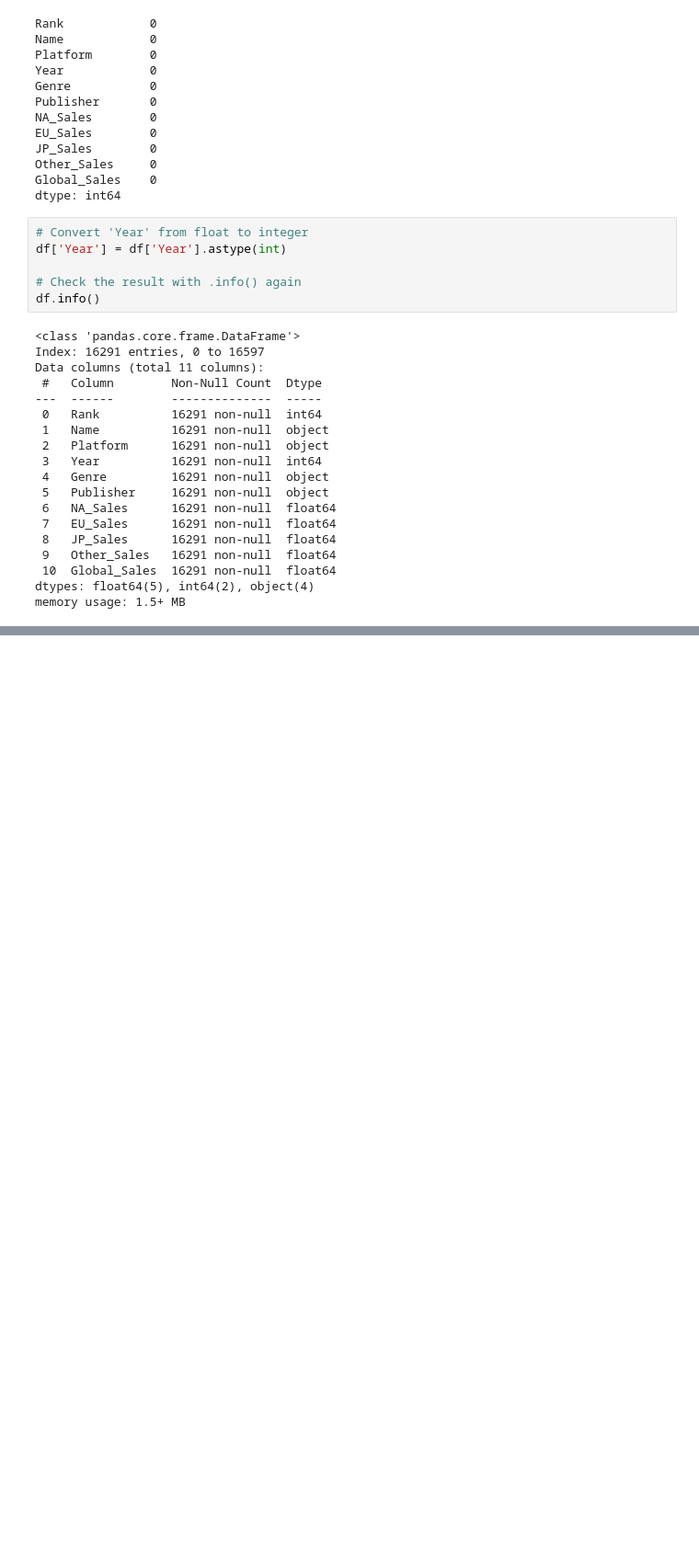
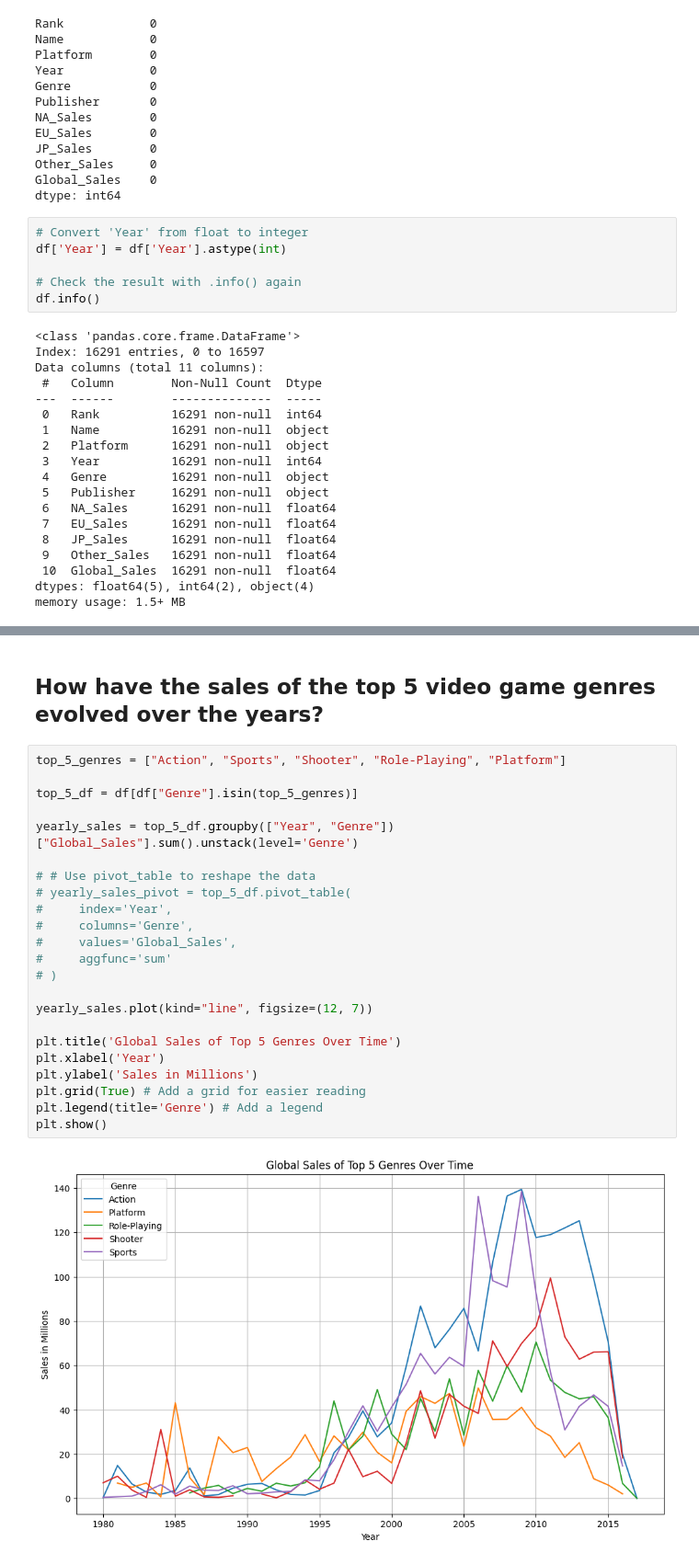
Before and after one commit to OppaiJaeger/video-game-sales-analysis, a Jupyter notebook: notebooks/01-EDA.ipynb, the cells around one changed output, grey strips where cells are left out. Shown: that part at 92% size. Cells and saved outputs as stored; diff of their text form; blank space fills up the shorter version.

```diff
--- a/notebooks/01-EDA.ipynb
+++ b/notebooks/01-EDA.ipynb
@@ -111,0 +137,27 @@ memory usage: 1.5+ MB
+# %% [markdown]
+## How have the sales of the top 5 video game genres evolved over the years?
+# %%
+top_5_genres = ["Action", "Sports", "Shooter", "Role-Playing", "Platform"]
+
+top_5_df = df[df["Genre"].isin(top_5_genres)]
+
+yearly_sales = top_5_df.groupby(["Year", "Genre"])["Global_Sales"].sum().unstack(level='Genre')
+
+# # Use pivot_table to reshape the data
+# yearly_sales_pivot = top_5_df.pivot_table(
+#     index='Year',
+#     columns='Genre',
+#     values='Global_Sales',
+#     aggfunc='sum'
+# )
+
+yearly_sales.plot(kind="line", figsize=(12, 7))
+
+plt.title('Global Sales of Top 5 Genres Over Time')
+plt.xlabel('Year')
+plt.ylabel('Sales in Millions')
+plt.grid(True) # Add a grid for easier reading
+plt.legend(title='Genre') # Add a legend
+plt.show()
+# %% [output]
+[figure, added]
```
Also changed, not shown: parts of 3 cells of this notebook.
